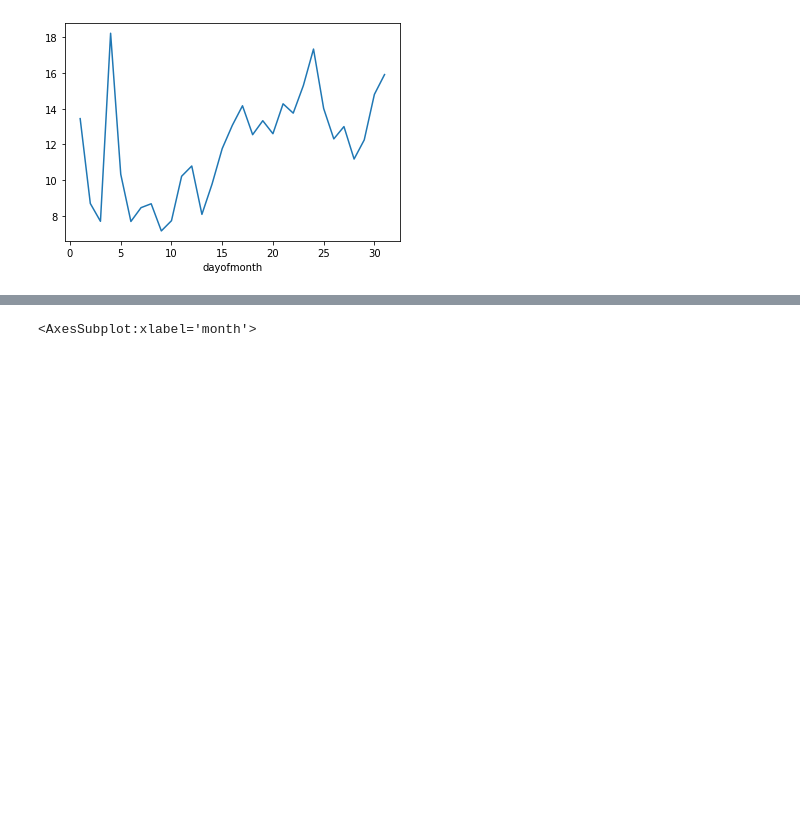
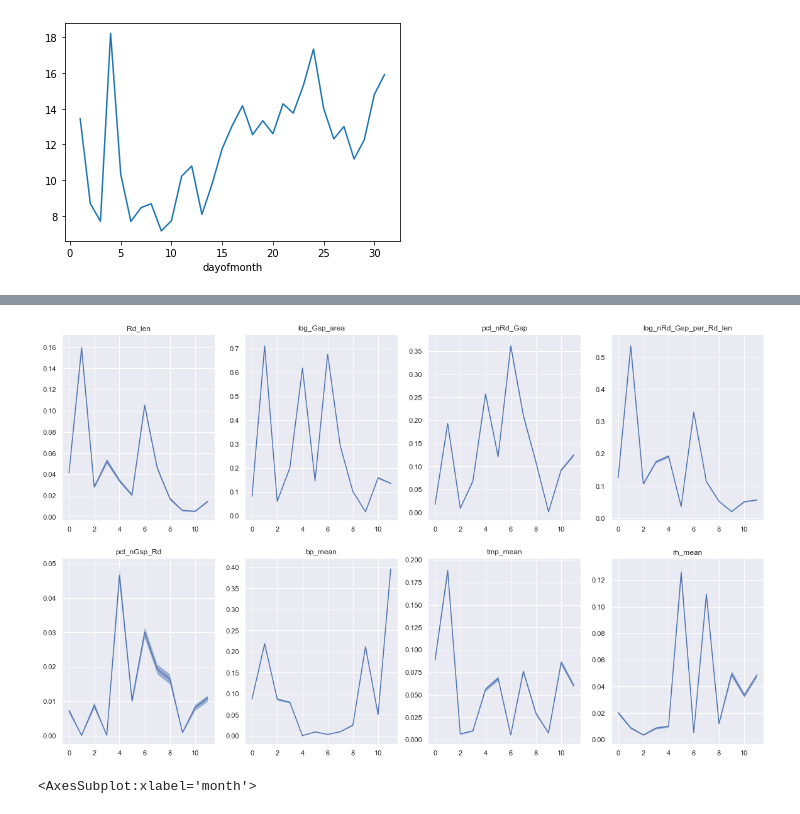
Before and after one commit to yulun-cd/IGS, a Jupyter notebook: DataAnalysis.ipynb, the cells around one changed output, grey strips where cells are left out. Saved outputs shown, nothing was run; the diff lists cells and outputs as text; code cells hidden in the pictures; blank space fills up the shorter version.

```diff
--- a/DataAnalysis.ipynb
+++ b/DataAnalysis.ipynb
@@ -372,3 +389,15 @@ m_reg.head()
+# %%
+fig, ax = plt.subplots(2,4,figsize=(20,12))
+i = 0
+for elem in var:
+    sns.lineplot(x=range(12), y=m_reg['fi_'+elem].values, ax=ax[i//4,i%4], legend=True)
+    ax[i//4,i%4].set_title(elem)
+    ax[i//4,i%4].fill_between(x=range(12), y1=m_reg['fi_'+elem].values-m_reg['fi_std_'+elem].values,
+                              y2=m_reg['fi_'+elem].values+m_reg['fi_std_'+elem].values, alpha=.5)
+    i+=1
+plt.show()
+# %% [output]
+[figure, added]
 # %%
 df.groupby('month').mean()['Value'].plot()
 # %% [output]
```
Also changed, not shown: parts of 33 cells of this notebook.
